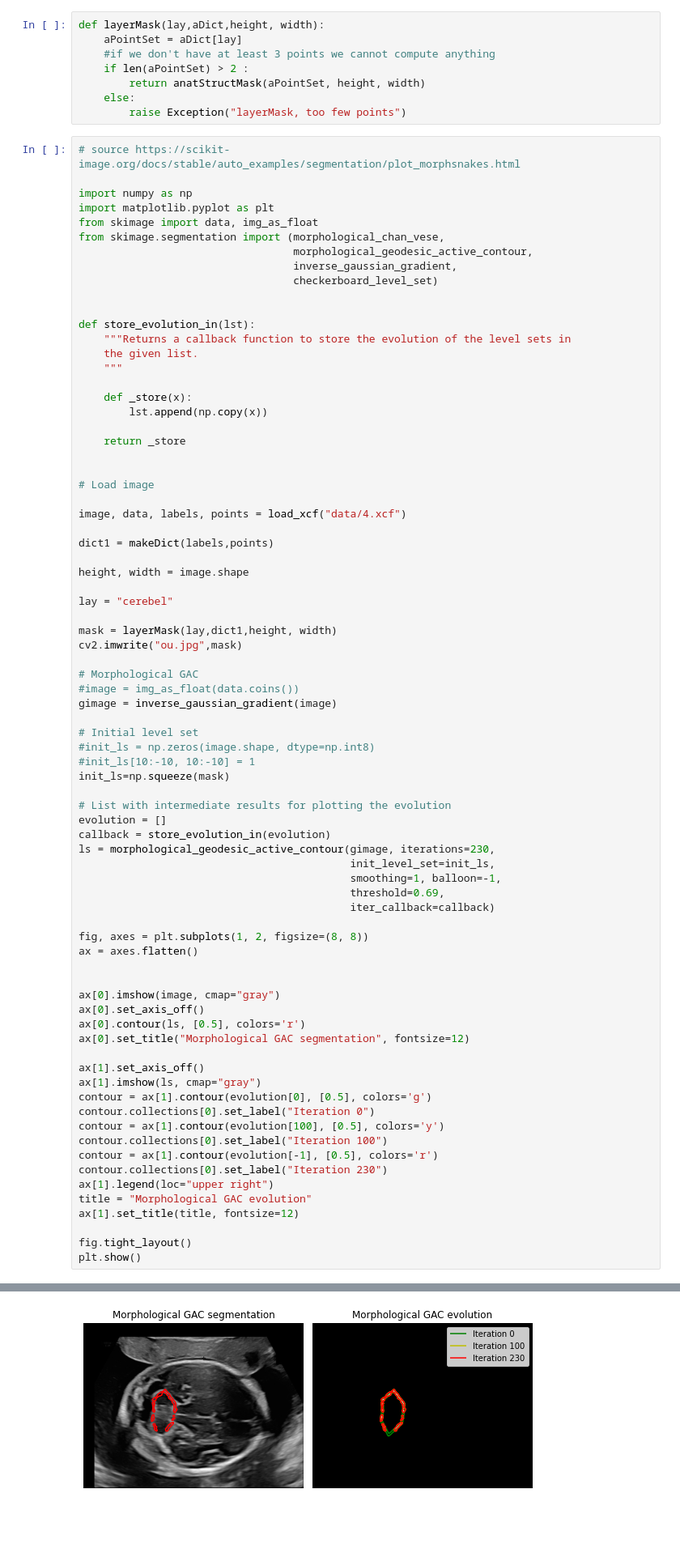
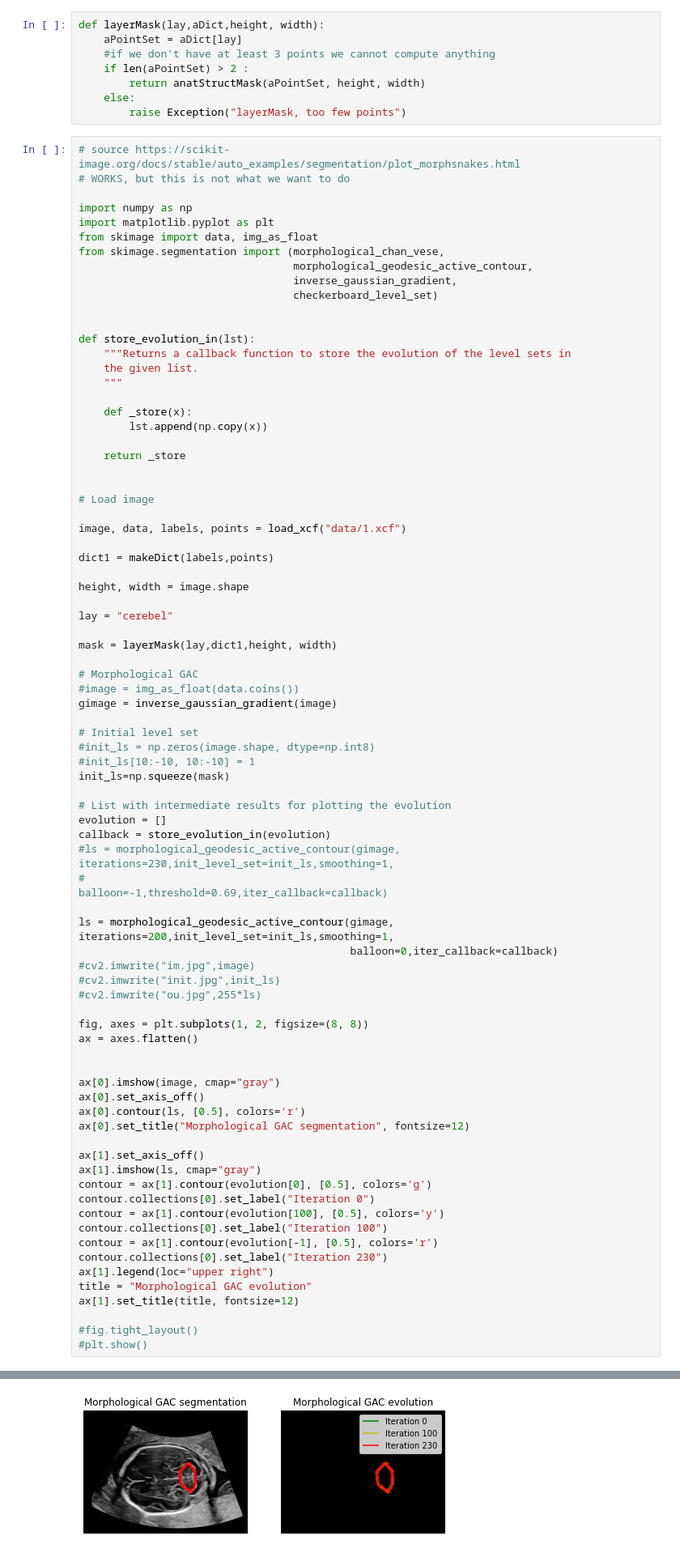
Before and after one commit to marianocabezas/fetal-brain, a Jupyter notebook: snakes.ipynb, the cells around one changed output, grey strips where cells are left out. Shown at 81% size. Drawn from its saved outputs; the diff is of its cells as text; blank space fills up the shorter version.

Commit message:
morpho snakes work now, possibly

```diff
--- a/snakes.ipynb
+++ b/snakes.ipynb
@@ -112,6 +112,7 @@ def layerMask(lay,aDict,height, width):
         raise Exception("layerMask, too few points")
 # %%
 # source https://scikit-image.org/docs/stable/auto_examples/segmentation/plot_morphsnakes.html
+# WORKS, but this is not what we want to do
 
 import numpy as np
 import matplotlib.pyplot as plt
@@ -135,7 +136,7 @@ def store_evolution_in(lst):
 
 # Load image
 
-image, data, labels, points = load_xcf("data/4.xcf")
+image, data, labels, points = load_xcf("data/1.xcf")
 
 dict1 = makeDict(labels,points)
 
@@ -144,7 +145,6 @@ height, width = image.shape
 lay = "cerebel"
 
 mask = layerMask(lay,dict1,height, width)
-cv2.imwrite("ou.jpg",mask)
 
 # Morphological GAC
 #image = img_as_float(data.coins())
@@ -158,11 +158,14 @@ init_ls=np.squeeze(mask)
 # List with intermediate results for plotting the evolution
 evolution = []
 callback = store_evolution_in(evolution)
-ls = morphological_geodesic_active_contour(gimage, iterations=230,
-                                           init_level_set=init_ls,
-                                           smoothing=1, balloon=-1,
-                                           threshold=0.69,
-                                           iter_callback=callback)
+#ls = morphological_geodesic_active_contour(gimage, iterations=230,init_level_set=init_ls,smoothing=1,
+#                                           balloon=-1,threshold=0.69,iter_callback=callback)
+
+ls = morphological_geodesic_active_contour(gimage, iterations=200,init_level_set=init_ls,smoothing=1,
+                                           balloon=0,iter_callback=callback)
+#cv2.imwrite("im.jpg",image)
+#cv2.imwrite("init.jpg",init_ls)
+#cv2.imwrite("ou.jpg",255*ls)
 
 fig, axes = plt.subplots(1, 2, figsize=(8, 8))
 ax = axes.flatten()
@@ -185,6 +188,6 @@ ax[1].legend(loc="upper right")
 title = "Morphological GAC evolution"
 ax[1].set_title(title, fontsize=12)
 
-fig.tight_layout()
-plt.show()
+#fig.tight_layout()
+#plt.show()
 # %% [output]
@@ -191 +195 @@ plt.show()
-[figure, old version]
+[figure, new version]
```
Also changed, not shown: parts of 4 cells of this notebook.
